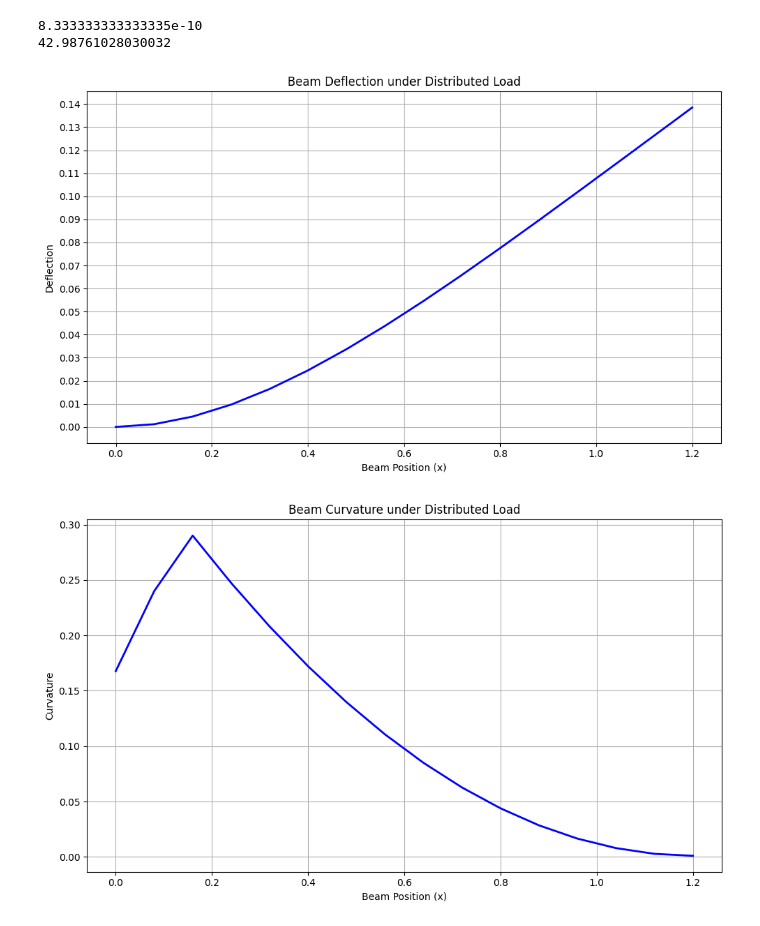
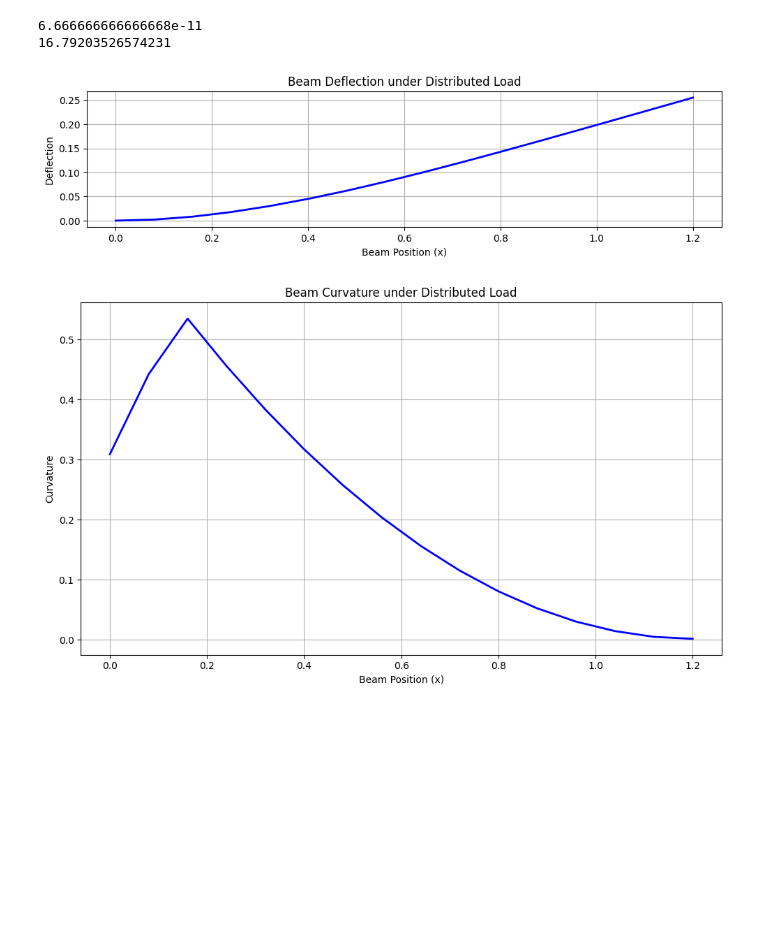
Before and after one commit to lighteningAB/sharpy, a Jupyter notebook: sharpy/try8.ipynb, the cells around one changed output. Drawn from its saved outputs; the diff is of its cells as text; code cells hidden in the pictures; blank space fills up the shorter version.

```diff
--- a/sharpy/try8.ipynb
+++ b/sharpy/try8.ipynb
@@ -23,10 +23,10 @@ case_name = "itWillFlutter"
 route_test_dir = os.path.abspath('')
 
 length = 1.2
-width = 0.08
-height = 0.005
+width = 0.1
+height = 0.002
 c_ref= 0.2
-massperunit = 14
+massperunit = 2
 
 pazy_altered = wings.PazyControlSurface(
     M = number_chordwise_panels,
@@ -41,7 +41,7 @@ pazy_altered = wings.PazyControlSurface(
     b_ref=2.*length,
     main_chord=c_ref,
     pct_flap=0.2,
-    aspect_ratio=2*c_ref/length,
+    aspect_ratio=2*length/c_ref,
     n_surfaces=2,
     physical_time=2,
     route = cases_folder + '/' + case_name,
@@ -382,46 +383,48 @@ import numpy as np
 
 # Constants
 rho = 1.225  # air density (kg/m^3) at atmospheric conditions
-V = 40 # velocity (m/s)
+V = 25 # velocity (m/s)
 chord = c_ref  # chord length (m)
 span = length  # span (m)
 E = 69e9  # Young's modulus for aluminum (Pa)
 I = (width * height**3) / 12  # moment of inertia (m^4)
 print(I)
-CL = 2*np.pi  # Adjusted lift coefficient for NACA 0012 at 2 degrees AoA
+CL = alpha_deg*np.pi  # Adjusted lift coefficient for NACA 0012 at 2 degrees AoA
 aoa = np.radians(2)  # angle of attack in radians
 
 # Aerodynamic forces
 q = 0.5 * rho * V**2  # dynamic pressure (Pa)
 L_per_span = q * CL * aoa * chord  # lift per unit span (N/m)
 print(L_per_span)
 
 # Beam deflection
 x = np.linspace(0,span,number_spanwise_nodes)
 deflection = (((L_per_span - 9.81*1.25) * x**2) / (24 * E * I)) * (x**2 + 6 * span**2 - 4 * span * x)
 
 plt.figure(figsize=(10, 6))
 plt.plot(x, deflection, 'b-', linewidth=2)
 plt.title('Beam Deflection under Distributed Load')
 plt.xlabel('Beam Position (x)')
 plt.ylabel('Deflection')
 plt.grid(True)
-plt.gca().yaxis.set_major_locator(plt.MultipleLocator(0.01))
+plt.gca().yaxis.set_major_locator(plt.MultipleLocator(0.05))
 plt.tight_layout()
+ax = plt.gca()
+ax.set_aspect('equal', adjustable='box')
 plt.show()
 
 d_deflection_dx = np.gradient(deflection, x)
 d2_deflection_dx2 = np.gradient(d_deflection_dx, x)
 plt.figure(figsize=(10, 6))
 plt.plot(x, d2_deflection_dx2, 'b-', linewidth=2)
 plt.title('Beam Curvature under Distributed Load')
 plt.xlabel('Beam Position (x)')
 plt.ylabel('Curvature')
 plt.grid(True)
 plt.tight_layout()
 plt.show()
 # %% [output]
-8.333333333333335e-10
-42.98761028030032
+6.666666666666668e-11
+16.79203526574231
-[figure, old version]
+[figure, new version]
-[figure, old version]
+[figure, new version]
```
Also changed, not shown: parts of 8 cells of this notebook, 1 other file.
